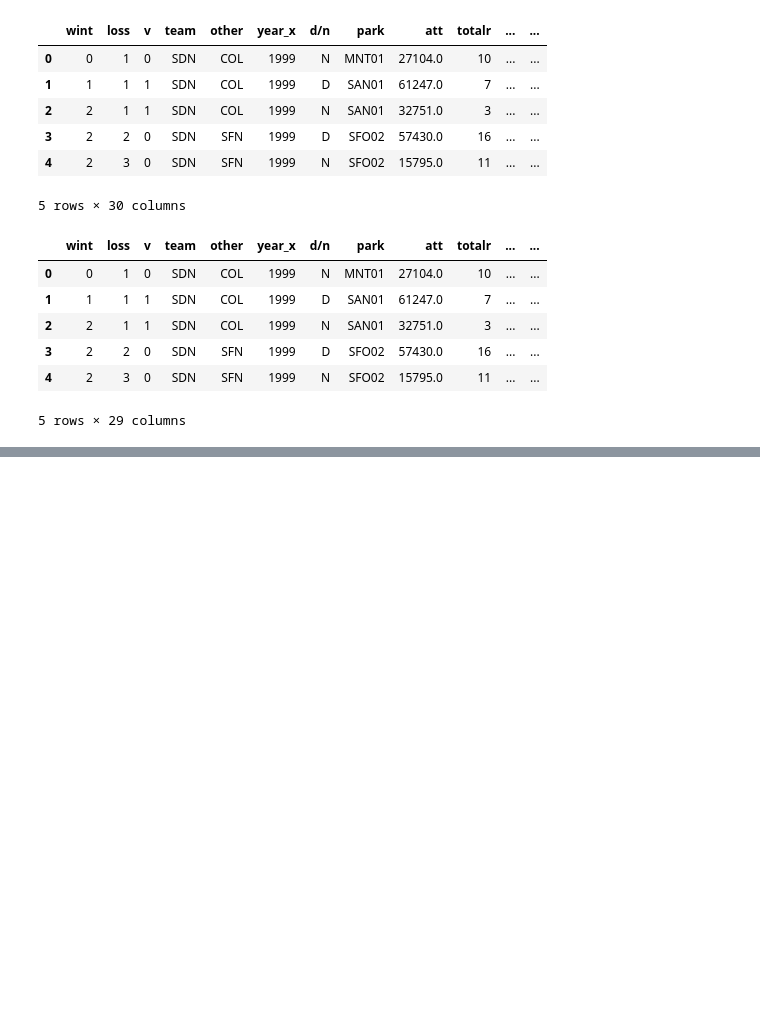
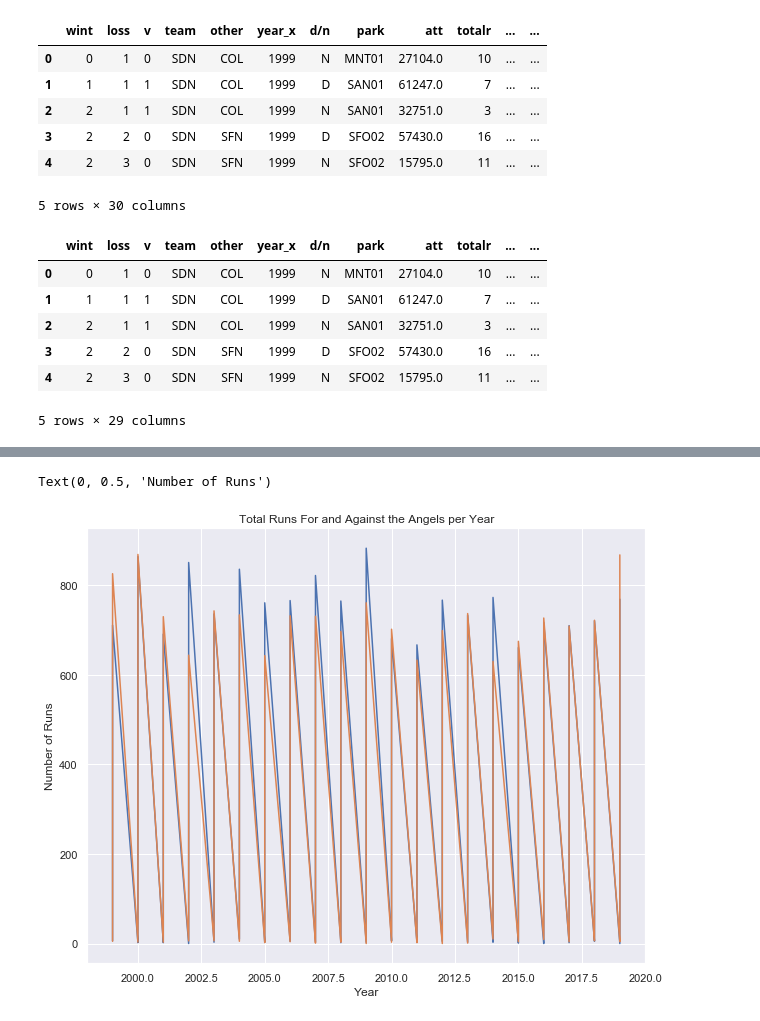
Before and after one commit to Elkin3456/SSC442, a Jupyter notebook: Baseballnotebook.ipynb, the cells around one changed output, grey strips where cells are left out. Drawn from its saved outputs; the diff is of its cells as text; code cells hidden in the pictures; blank space fills up the shorter version.

```diff
--- a/Baseballnotebook.ipynb
+++ b/Baseballnotebook.ipynb
@@ -503,0 +473,9 @@ ValueError: Index contains duplicate entries, cannot reshape
+# %%
+sns.lineplot(x= "year_x" ,y="runs_t", estimator = None, data= dfints_ana)
+sns.lineplot(x= "year_x" ,y="runa_t", estimator = None, data= dfints_ana)
+plt.title("Total Runs For and Against the Angels per Year")
+plt.xlabel("Year")
+plt.ylabel("Number of Runs")
+# %% [output]
+Text(0, 0.5, 'Number of Runs')
+[figure, added]
```
Also changed, not shown: parts of 11 cells of this notebook.
